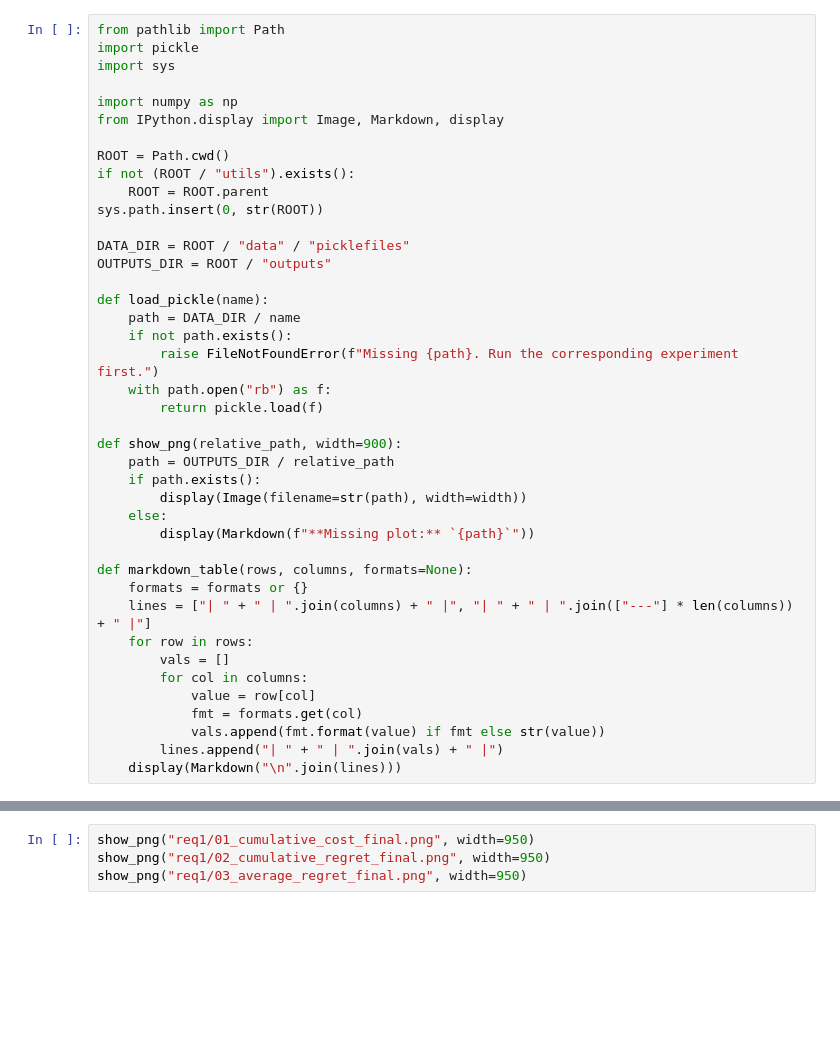
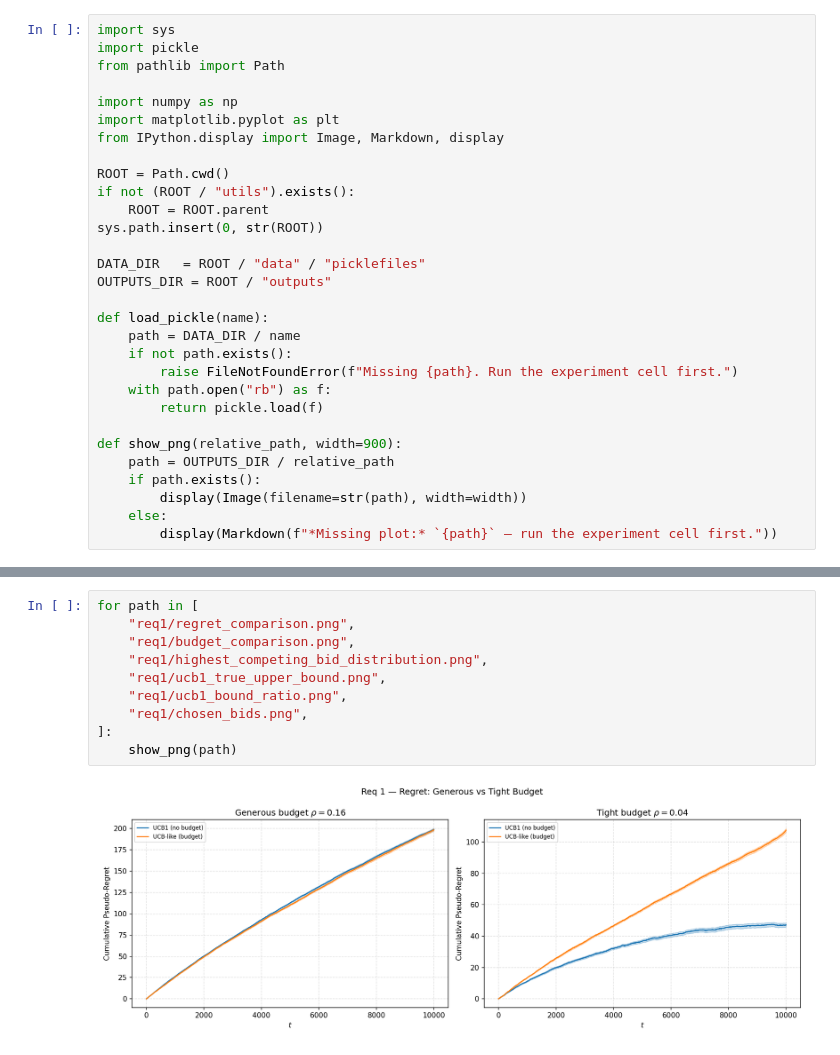
Before and after one commit to giutala/ola, a Jupyter notebook: deliverables/req1_single_campaign.ipynb, the cells around one changed output, grey strips where cells are left out. Drawn from its saved outputs; the diff is of its cells as text; blank space fills up the shorter version.

```diff
--- a/deliverables/req1_single_campaign.ipynb
+++ b/deliverables/req1_single_campaign.ipynb
@@ -10,9 +18,10 @@ The experiment studies a repeated first-price auction for a single campaign. The
 # %%
+import sys
+import pickle
 from pathlib import Path
-import pickle
-import sys
 
 import numpy as np
+import matplotlib.pyplot as plt
 from IPython.display import Image, Markdown, display
 
 ROOT = Path.cwd()
@@ -20,13 +29,13 @@ if not (ROOT / "utils").exists():
     ROOT = ROOT.parent
 sys.path.insert(0, str(ROOT))
 
-DATA_DIR = ROOT / "data" / "picklefiles"
+DATA_DIR   = ROOT / "data" / "picklefiles"
 OUTPUTS_DIR = ROOT / "outputs"
 
 def load_pickle(name):
     path = DATA_DIR / name
     if not path.exists():
-        raise FileNotFoundError(f"Missing {path}. Run the corresponding experiment first.")
+        raise FileNotFoundError(f"Missing {path}. Run the experiment cell first.")
     with path.open("rb") as f:
         return pickle.load(f)
 
@@ -35,16 +44,4 @@ def show_png(relative_path, width=900):
     if path.exists():
         display(Image(filename=str(path), width=width))
     else:
-        display(Markdown(f"**Missing plot:** `{path}`"))
-
-def markdown_table(rows, columns, formats=None):
-    formats = formats or {}
-    lines = ["| " + " | ".join(columns) + " |", "| " + " | ".join(["---"] * len(columns)) + " |"]
-    for row in rows:
-        vals = []
-        for col in columns:
-            value = row[col]
-            fmt = formats.get(col)
-            vals.append(fmt.format(value) if fmt else str(value))
-        lines.append("| " + " | ".join(vals) + " |")
-    display(Markdown("\n".join(lines)))
+        display(Markdown(f"*Missing plot:* `{path}` — run the experiment cell first."))
@@ -148,4 +199,12 @@ These are the cleaned final output figures restored from the exported image fold
 # %%
-show_png("req1/01_cumulative_cost_final.png", width=950)
-show_png("req1/02_cumulative_regret_final.png", width=950)
-show_png("req1/03_average_regret_final.png", width=950)
+for path in [
+    "req1/regret_comparison.png",
+    "req1/budget_comparison.png",
+    "req1/highest_competing_bid_distribution.png",
+    "req1/ucb1_true_upper_bound.png",
+    "req1/ucb1_bound_ratio.png",
+    "req1/chosen_bids.png",
+]:
+    show_png(path)
+# %% [output]
+[figure, added]
```
Also changed, not shown: parts of 17 cells of this notebook, 49 other files.
